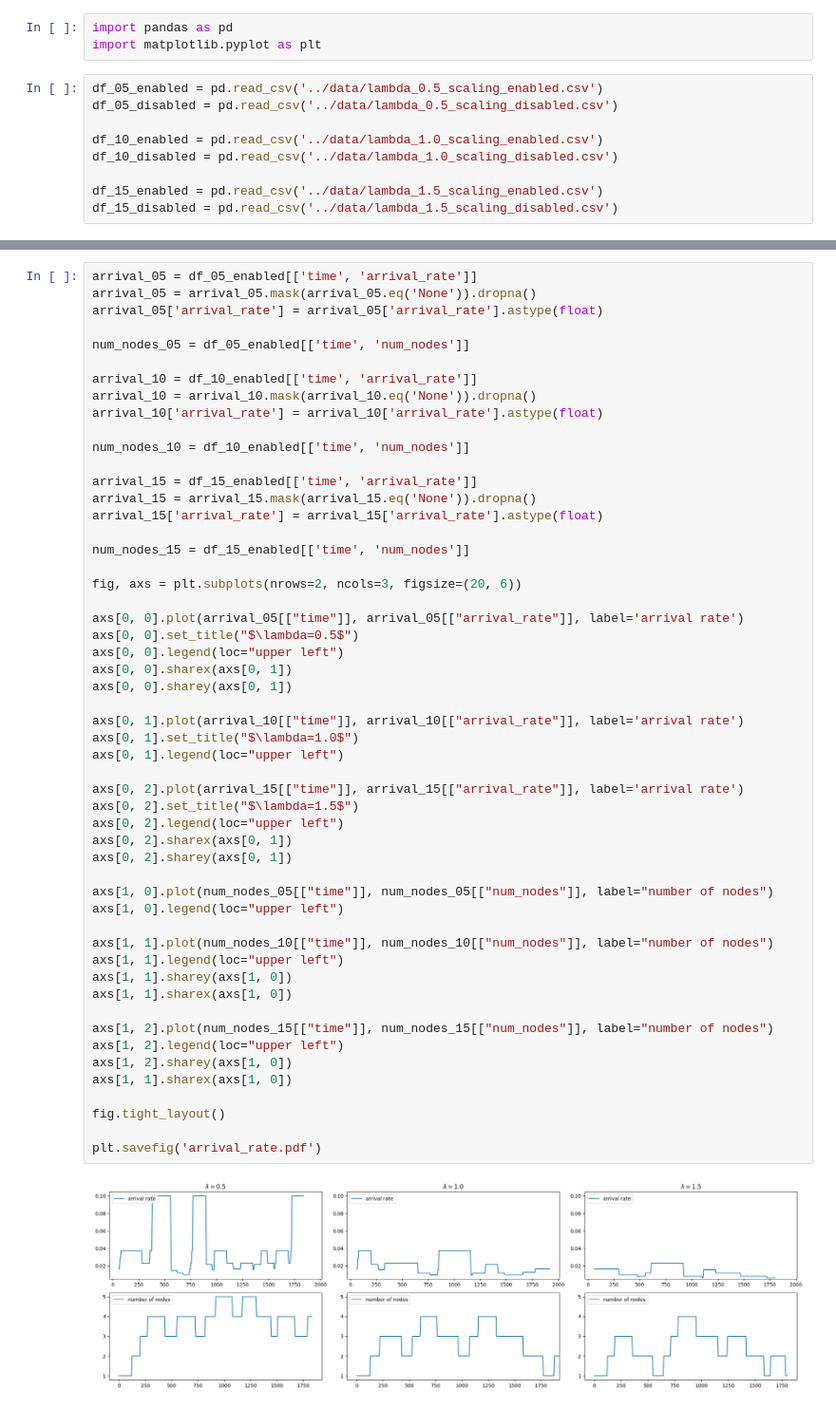
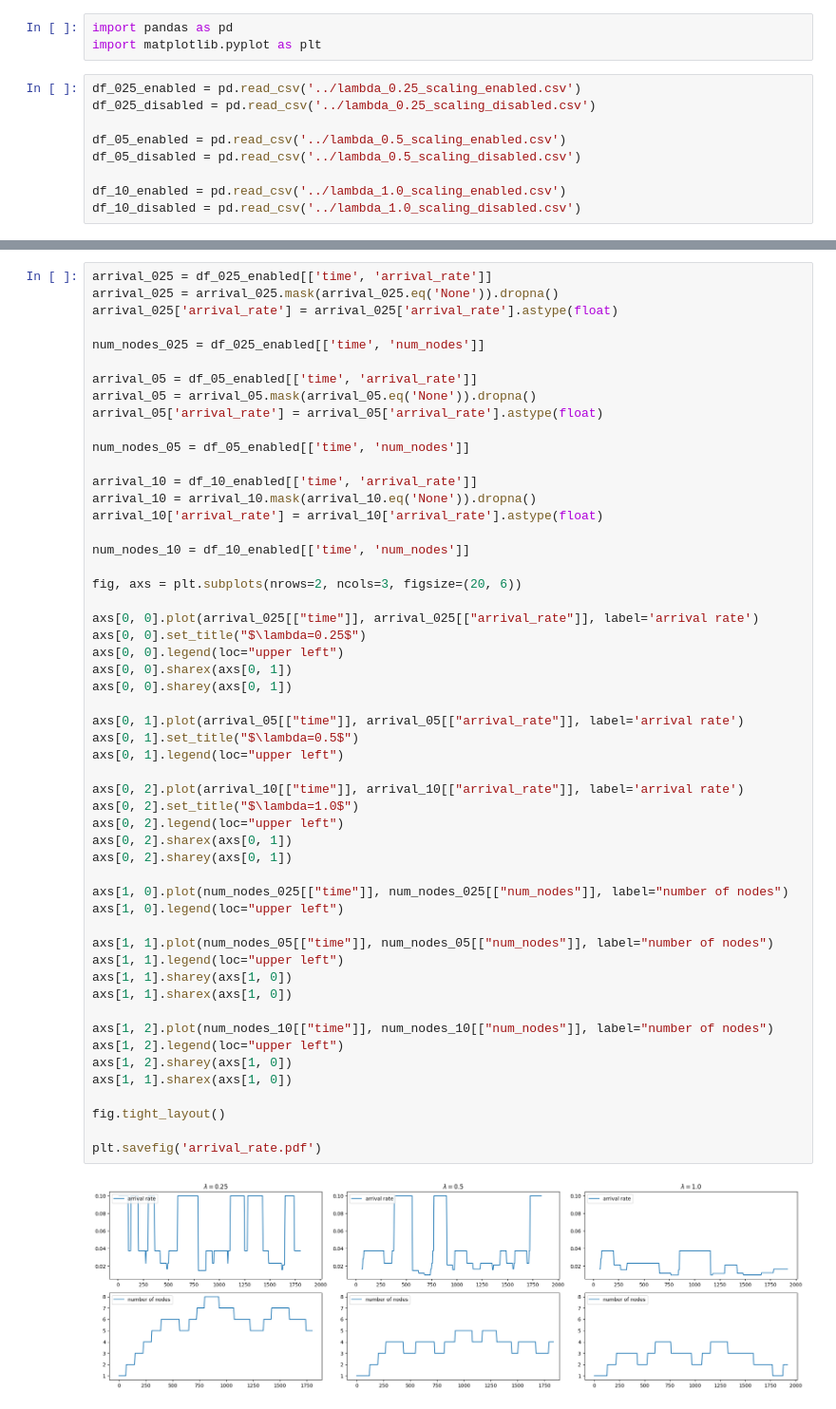
Before and after one commit to kponichtera/cs4215-qpe, a Jupyter notebook: jupyter/plots.ipynb, the cells around one changed output, grey strips where cells are left out. Shown: that part at 95% size. Drawn from its saved outputs; the diff is of its cells as text.

```diff
--- a/jupyter/plots.ipynb
+++ b/jupyter/plots.ipynb
@@ -2,13 +2,13 @@
 import pandas as pd
 import matplotlib.pyplot as plt
 # %%
-df_05_enabled = pd.read_csv('../data/lambda_0.5_scaling_enabled.csv')
-df_05_disabled = pd.read_csv('../data/lambda_0.5_scaling_disabled.csv')
+df_025_enabled = pd.read_csv('../lambda_0.25_scaling_enabled.csv')
+df_025_disabled = pd.read_csv('../lambda_0.25_scaling_disabled.csv')
 
-df_10_enabled = pd.read_csv('../data/lambda_1.0_scaling_enabled.csv')
-df_10_disabled = pd.read_csv('../data/lambda_1.0_scaling_disabled.csv')
+df_05_enabled = pd.read_csv('../lambda_0.5_scaling_enabled.csv')
+df_05_disabled = pd.read_csv('../lambda_0.5_scaling_disabled.csv')
 
-df_15_enabled = pd.read_csv('../data/lambda_1.5_scaling_enabled.csv')
-df_15_disabled = pd.read_csv('../data/lambda_1.5_scaling_disabled.csv')
+df_10_enabled = pd.read_csv('../lambda_1.0_scaling_enabled.csv')
+df_10_disabled = pd.read_csv('../lambda_1.0_scaling_disabled.csv')
 # %%
 fig, axs = plt.subplots(1, 3, sharex=True, sharey=True, figsize=(20, 6))
@@ -60,4 +60,10 @@ plt.savefig('utilisation.pdf')
 # %%
+arrival_025 = df_025_enabled[['time', 'arrival_rate']]
+arrival_025 = arrival_025.mask(arrival_025.eq('None')).dropna()
+arrival_025['arrival_rate'] = arrival_025['arrival_rate'].astype(float)
+
+num_nodes_025 = df_025_enabled[['time', 'num_nodes']]
+
 arrival_05 = df_05_enabled[['time', 'arrival_rate']]
 arrival_05 = arrival_05.mask(arrival_05.eq('None')).dropna()
 arrival_05['arrival_rate'] = arrival_05['arrival_rate'].astype(float)
@@ -69,48 +75,42 @@ arrival_10 = arrival_10.mask(arrival_10.eq('None')).dropna()
 arrival_10['arrival_rate'] = arrival_10['arrival_rate'].astype(float)
 
 num_nodes_10 = df_10_enabled[['time', 'num_nodes']]
 
-arrival_15 = df_15_enabled[['time', 'arrival_rate']]
-arrival_15 = arrival_15.mask(arrival_15.eq('None')).dropna()
-arrival_15['arrival_rate'] = arrival_15['arrival_rate'].astype(float)
-
-num_nodes_15 = df_15_enabled[['time', 'num_nodes']]
-
 fig, axs = plt.subplots(nrows=2, ncols=3, figsize=(20, 6))
 
-axs[0, 0].plot(arrival_05[["time"]], arrival_05[["arrival_rate"]], label='arrival rate')
-axs[0, 0].set_title("$\lambda=0.5$")
+axs[0, 0].plot(arrival_025[["time"]], arrival_025[["arrival_rate"]], label='arrival rate')
+axs[0, 0].set_title("$\lambda=0.25$")
 axs[0, 0].legend(loc="upper left")
 axs[0, 0].sharex(axs[0, 1])
 axs[0, 0].sharey(axs[0, 1])
 
-axs[0, 1].plot(arrival_10[["time"]], arrival_10[["arrival_rate"]], label='arrival rate')
-axs[0, 1].set_title("$\lambda=1.0$")
+axs[0, 1].plot(arrival_05[["time"]], arrival_05[["arrival_rate"]], label='arrival rate')
+axs[0, 1].set_title("$\lambda=0.5$")
 axs[0, 1].legend(loc="upper left")
 
-axs[0, 2].plot(arrival_15[["time"]], arrival_15[["arrival_rate"]], label='arrival rate')
-axs[0, 2].set_title("$\lambda=1.5$")
+axs[0, 2].plot(arrival_10[["time"]], arrival_10[["arrival_rate"]], label='arrival rate')
+axs[0, 2].set_title("$\lambda=1.0$")
 axs[0, 2].legend(loc="upper left")
 axs[0, 2].sharex(axs[0, 1])
 axs[0, 2].sharey(axs[0, 1])
 
-axs[1, 0].plot(num_nodes_05[["time"]], num_nodes_05[["num_nodes"]], label="number of nodes")
+axs[1, 0].plot(num_nodes_025[["time"]], num_nodes_025[["num_nodes"]], label="number of nodes")
 axs[1, 0].legend(loc="upper left")
 
-axs[1, 1].plot(num_nodes_10[["time"]], num_nodes_10[["num_nodes"]], label="number of nodes")
+axs[1, 1].plot(num_nodes_05[["time"]], num_nodes_05[["num_nodes"]], label="number of nodes")
 axs[1, 1].legend(loc="upper left")
 axs[1, 1].sharey(axs[1, 0])
 axs[1, 1].sharex(axs[1, 0])
 
-axs[1, 2].plot(num_nodes_15[["time"]], num_nodes_15[["num_nodes"]], label="number of nodes")
+axs[1, 2].plot(num_nodes_10[["time"]], num_nodes_10[["num_nodes"]], label="number of nodes")
 axs[1, 2].legend(loc="upper left")
 axs[1, 2].sharey(axs[1, 0])
 axs[1, 1].sharex(axs[1, 0])
 
 fig.tight_layout()
 
 plt.savefig('arrival_rate.pdf')
 # %% [output]
-[figure, old version]
+[figure, new version]
 # %%
 fig, axs = plt.subplots(1, 3, sharex=True, sharey=True, figsize=(20, 6))
```
Also changed, not shown: parts of 2 cells of this notebook.
